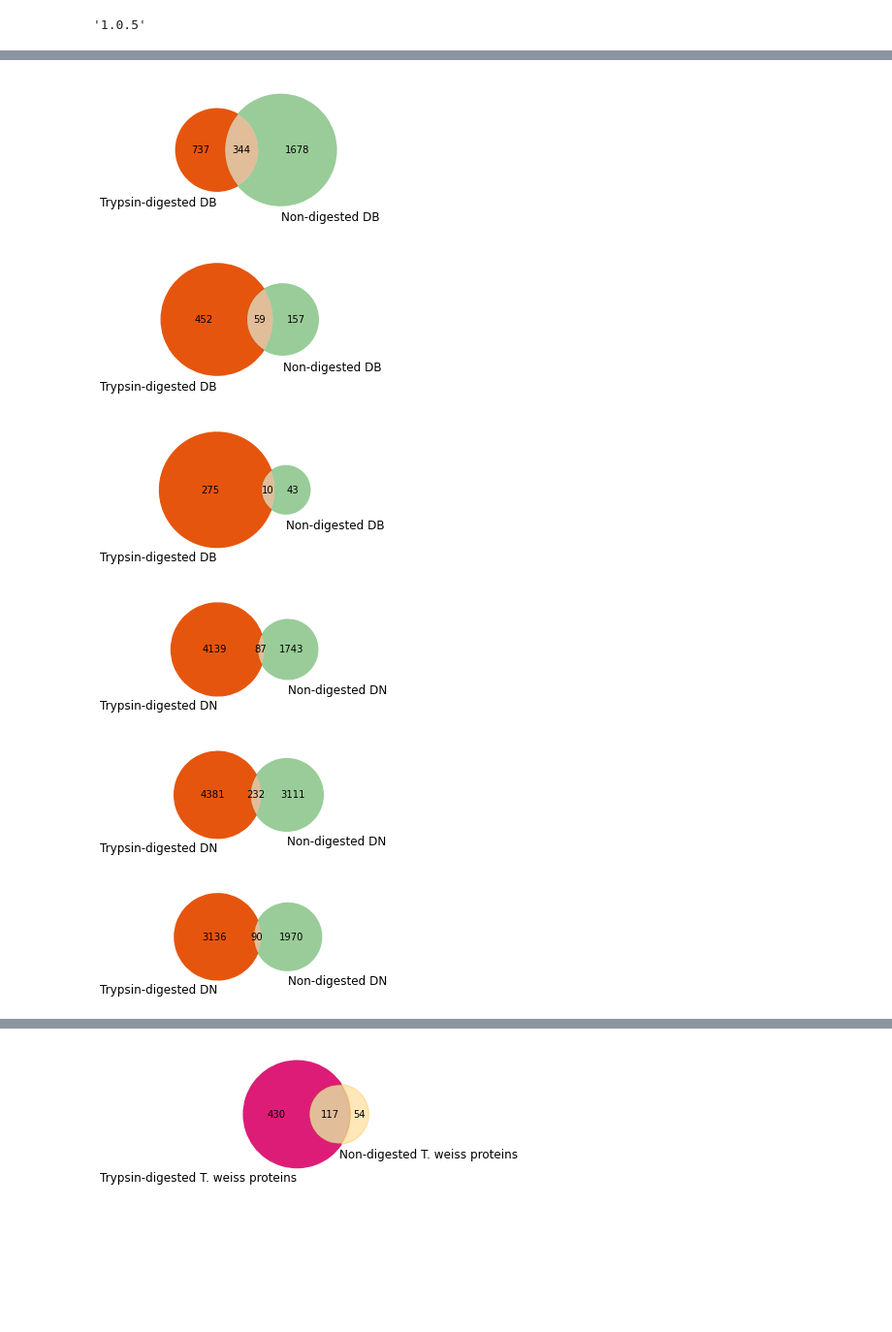
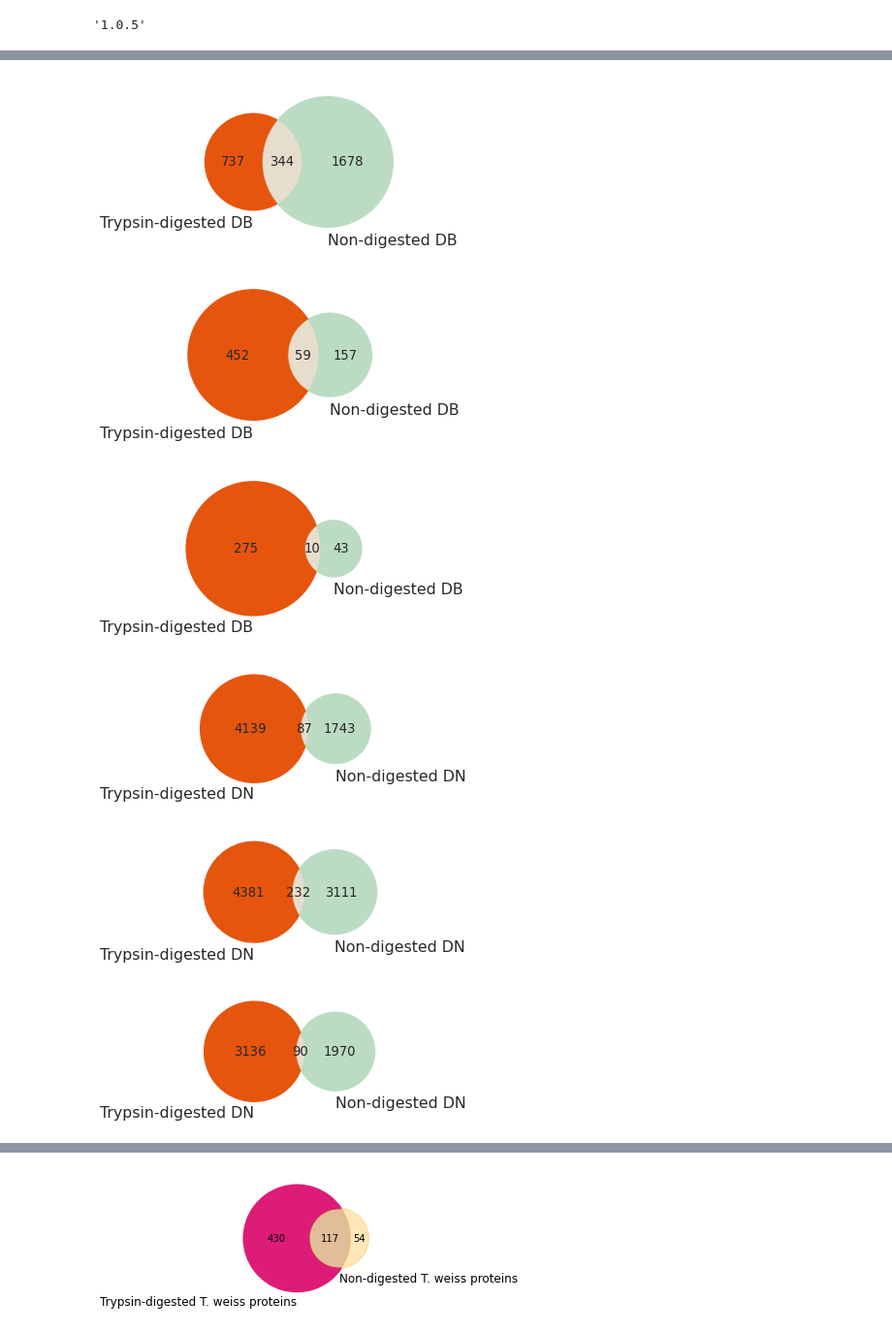
Before and after one commit to MeganEDuffy/rot-mayer, a Jupyter notebook: notebooks/Trypsin-undigested-overlap.ipynb, the cells around one changed output, grey strips where cells are left out. Shown at 97% size. Drawn from its saved outputs; the diff is of its cells as text; code cells hidden in the pictures; blank space fills up the shorter version.

```diff
--- a/notebooks/Trypsin-undigested-overlap.ipynb
+++ b/notebooks/Trypsin-undigested-overlap.ipynb
@@ -62,29 +62,29 @@ plt.show()
 # %%
 # Day 2 database peptides
 
-plt.figure(figsize=(4,5))
+plt.figure(figsize=(5,7))
 v = venn2(subsets=(737, 1678, 344), \
           set_labels = ('Trypsin-digested DB', 'Non-digested DB'))
 v.get_patch_by_id('100').set_alpha(1.0)
 
 v.get_patch_by_id('100').set_color('#e6550d')
 
 v.get_patch_by_id('100').set_lw(1.5)
 v.get_patch_by_id('010').set_lw(1.5)
 
 
 plt.tight_layout()
 
 # save figure in analysis and also in manuscript git repos
 #plt.savefig("/home/millieginty/Documents/git-repos/2017-etnp/data/pro2020/RAL4_95_MED2_trypsin/TPP/MED4-Comet_ProtProp-overlap.png", dpi=300, transparent=True)
 #plt.savefig("/home/millieginty/Documents/git-repos/denovo-etnp/MED4-Comet_ProtProp-overlap.png", dpi=300, transparent=True)
 plt.show()
 # %% [output]
-[figure, old version]
+[figure, new version]
 # %%
 # Day 5 database peptides
 
-plt.figure(figsize=(4,5))
+plt.figure(figsize=(5,7))
 v = venn2(subsets=(452, 157, 59), \
           set_labels = ('Trypsin-digested DB', 'Non-digested DB'))
 v.get_patch_by_id('100').set_alpha(1.0)
@@ -102,11 +102,11 @@ plt.tight_layout()
 #plt.savefig("/home/millieginty/Documents/git-repos/denovo-etnp/MED4-Comet_ProtProp-overlap.png", dpi=300, transparent=True)
 plt.show()
 # %% [output]
-[figure, old version]
+[figure, new version]
 # %%
 # Day 12 database peptides
 
-plt.figure(figsize=(4,5))
+plt.figure(figsize=(5,7))
 v = venn2(subsets=(275, 43, 10), \
           set_labels = ('Trypsin-digested DB', 'Non-digested DB'))
 v.get_patch_by_id('100').set_alpha(1.0)
@@ -124,11 +124,11 @@ plt.tight_layout()
 #plt.savefig("/home/millieginty/Documents/git-repos/denovo-etnp/MED4-Comet_ProtProp-overlap.png", dpi=300, transparent=True)
 plt.show()
 # %% [output]
-[figure, old version]
+[figure, new version]
 # %%
 # Day 0 de novo peptides
 
-plt.figure(figsize=(4,5))
+plt.figure(figsize=(5,7))
 v = venn2(subsets=(4139, 1743, 87), \
           set_labels = ('Trypsin-digested DN', 'Non-digested DN'))
 v.get_patch_by_id('100').set_alpha(1.0)
@@ -146,11 +146,11 @@ plt.tight_layout()
 #plt.savefig("/home/millieginty/Documents/git-repos/denovo-etnp/MED4-Comet_ProtProp-overlap.png", dpi=300, transparent=True)
 plt.show()
 # %% [output]
-[figure, old version]
+[figure, new version]
 # %%
 # Day 2 de novo peptides
 
-plt.figure(figsize=(4,5))
+plt.figure(figsize=(5,7))
 v = venn2(subsets=(4381, 3111, 232), \
           set_labels = ('Trypsin-digested DN', 'Non-digested DN'))
 v.get_patch_by_id('100').set_alpha(1.0)
@@ -168,11 +168,11 @@ plt.tight_layout()
 #plt.savefig("/home/millieginty/Documents/git-repos/denovo-etnp/MED4-Comet_ProtProp-overlap.png", dpi=300, transparent=True)
 plt.show()
 # %% [output]
-[figure, old version]
+[figure, new version]
 # %%
 # Day 5 de novo peptides
 
-plt.figure(figsize=(4,5))
+plt.figure(figsize=(5,7))
 v = venn2(subsets=(3136, 1970, 90), \
           set_labels = ('Trypsin-digested DN', 'Non-digested DN'))
 v.get_patch_by_id('100').set_alpha(1.0)
@@ -190,7 +190,7 @@ plt.tight_layout()
 #plt.savefig("/home/millieginty/Documents/git-repos/denovo-etnp/MED4-Comet_ProtProp-overlap.png", dpi=300, transparent=True)
 plt.show()
 # %% [output]
-[figure, old version]
+[figure, new version]
 # %%
 # Day 12 de novo peptides
 
```
Also changed, not shown: parts of 15 cells of this notebook, 24 other files.
